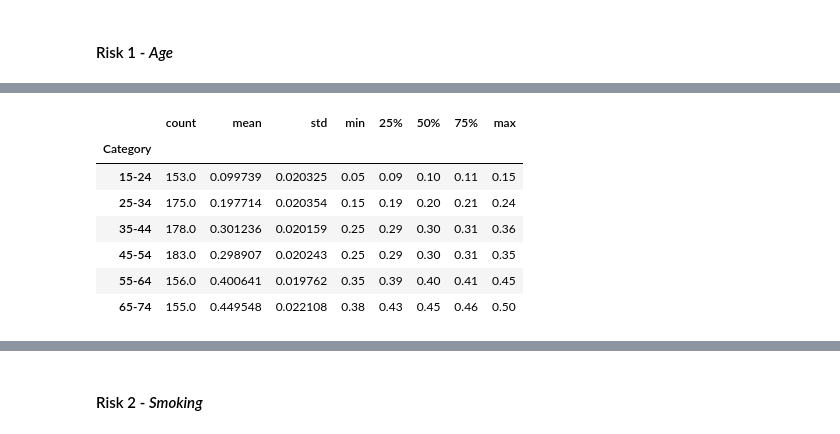
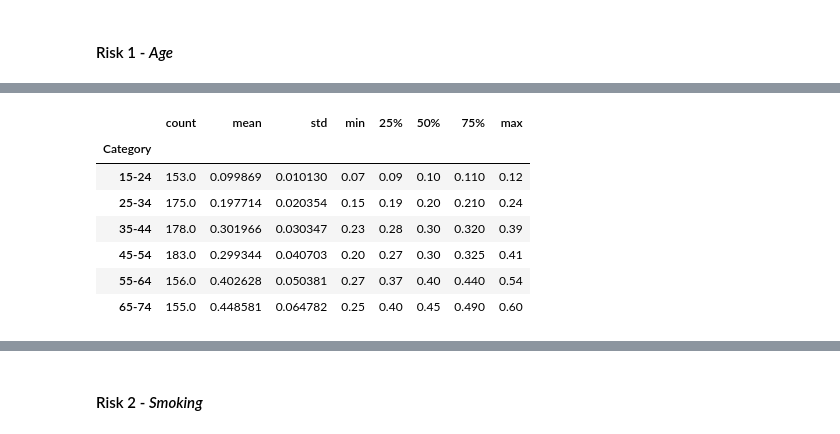
Before and after one commit to donneger/PFDA_Project_2021, a Jupyter notebook: PFDA_Project_2021.ipynb, the cells around one changed output, grey strips where cells are left out. Cells and saved outputs as stored; diff of their text form; code cells hidden in the pictures.

```diff
--- a/PFDA_Project_2021.ipynb
+++ b/PFDA_Project_2021.ipynb
@@ -254,12 +254,12 @@ In this section the risk data sets are generated on the population based on the
 # %%
 # For the 1000 individuals this code produces a normal distribution of age related risk % based on the age categories above.
 def AgeRisk(popdf):
-    if popdf['Age']>=15 and popdf['Age']<=24:return round(np.random.normal(.1,0.02),2)
+    if popdf['Age']>=15 and popdf['Age']<=24:return round(np.random.normal(.1,0.01),2)
     elif popdf['Age']>24 and popdf['Age']<=34:return round(np.random.normal(.2,0.02),2)
-    elif popdf['Age']>34 and popdf['Age']<=44:return round(np.random.normal(.3,0.02),2)
-    elif popdf['Age']>44 and popdf['Age']<=54:return round(np.random.normal(.3,0.02),2)
-    elif popdf['Age']>54 and popdf['Age']<=64:return round(np.random.normal(.4,0.02),2)
-    elif popdf['Age']>64:return round(np.random.normal(.45,0.02),2)
+    elif popdf['Age']>34 and popdf['Age']<=44:return round(np.random.normal(.3,0.03),2)
+    elif popdf['Age']>44 and popdf['Age']<=54:return round(np.random.normal(.3,0.04),2)
+    elif popdf['Age']>54 and popdf['Age']<=64:return round(np.random.normal(.4,0.05),2)
+    elif popdf['Age']>64:return round(np.random.normal(.45,0.06),2)
     else: return 0
 popdf['AgeRisk']= popdf.apply(AgeRisk, axis=1)
-popdf
+popdfage = popdf
@@ -280,12 +266,12 @@ popdf
 # %%
 # Summarise the Age risk profile by age category.
-popdf.groupby('Category')['AgeRisk'].describe()
+popdfage.groupby('Category')['AgeRisk'].describe()
 # %% [output]
 |  | count | mean | std | min | 25% | 50% | 75% | max |
 | Category |  |  |  |  |  |  |  |  |
-| 15-24 | 153.0 | 0.099739 | 0.020325 | 0.05 | 0.09 | 0.10 | 0.11 | 0.15 |
-| 25-34 | 175.0 | 0.197714 | 0.020354 | 0.15 | 0.19 | 0.20 | 0.21 | 0.24 |
-| 35-44 | 178.0 | 0.301236 | 0.020159 | 0.25 | 0.29 | 0.30 | 0.31 | 0.36 |
-| 45-54 | 183.0 | 0.298907 | 0.020243 | 0.25 | 0.29 | 0.30 | 0.31 | 0.35 |
-| 55-64 | 156.0 | 0.400641 | 0.019762 | 0.35 | 0.39 | 0.40 | 0.41 | 0.45 |
-| 65-74 | 155.0 | 0.449548 | 0.022108 | 0.38 | 0.43 | 0.45 | 0.46 | 0.50 |
+| 15-24 | 153.0 | 0.099869 | 0.010130 | 0.07 | 0.09 | 0.10 | 0.110 | 0.12 |
+| 25-34 | 175.0 | 0.197714 | 0.020354 | 0.15 | 0.19 | 0.20 | 0.210 | 0.24 |
+| 35-44 | 178.0 | 0.301966 | 0.030347 | 0.23 | 0.28 | 0.30 | 0.320 | 0.39 |
+| 45-54 | 183.0 | 0.299344 | 0.040703 | 0.20 | 0.27 | 0.30 | 0.325 | 0.41 |
+| 55-64 | 156.0 | 0.402628 | 0.050381 | 0.27 | 0.37 | 0.40 | 0.440 | 0.54 |
+| 65-74 | 155.0 | 0.448581 | 0.064782 | 0.25 | 0.40 | 0.45 | 0.490 | 0.60 |
```
Also changed, not shown: parts of 20 cells of this notebook.
